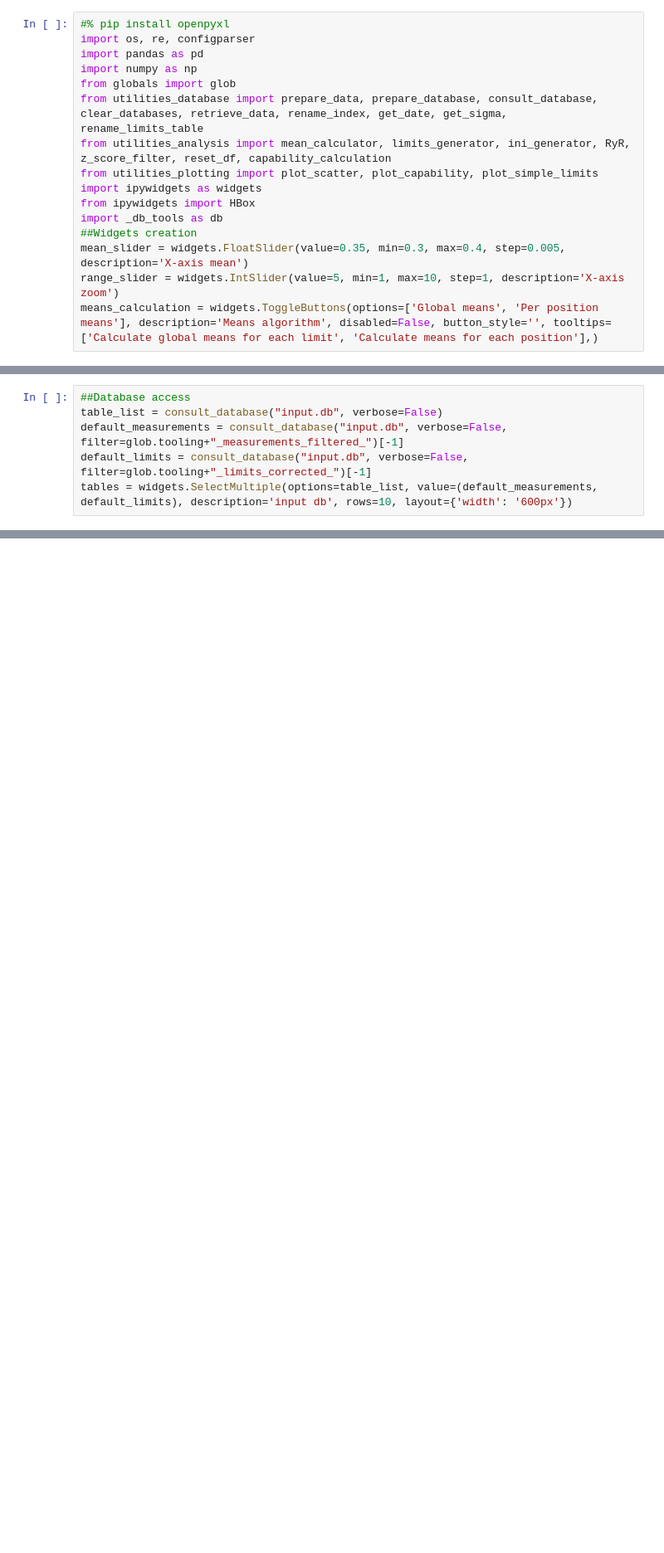
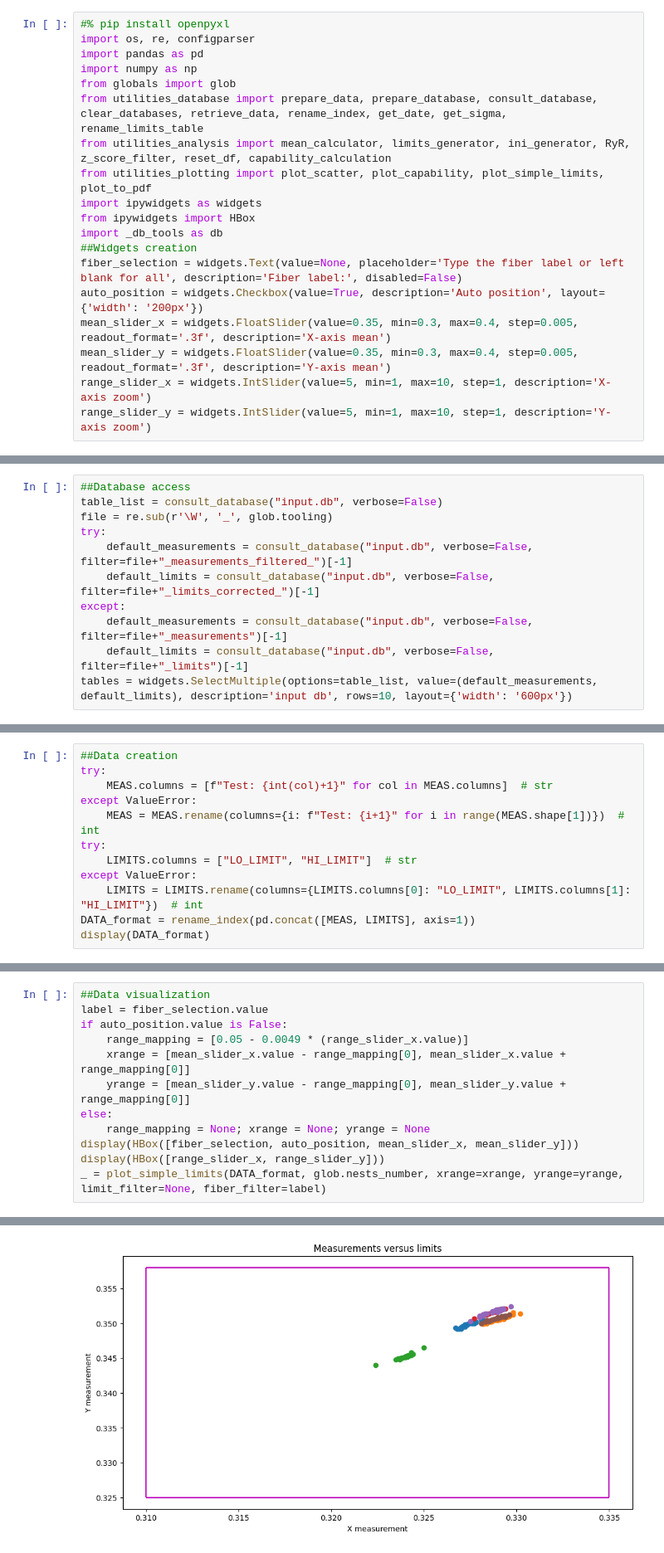
Before and after one commit to LucianoGP95/Python_Eiit_RyR, a Jupyter notebook: a2_Analyser/notebooks/a5_Limits_Approximation.ipynb, the cells around one changed output, grey strips where cells are left out. Shown: that part at 83% size. Cells and saved outputs as stored; diff of their text form; blank space fills up the shorter version.

```diff
--- a/a2_Analyser/notebooks/a5_Limits_Approximation.ipynb
+++ b/a2_Analyser/notebooks/a5_Limits_Approximation.ipynb
@@ -6,12 +6,15 @@ import numpy as np
 from globals import glob
 from utilities_database import prepare_data, prepare_database, consult_database, clear_databases, retrieve_data, rename_index, get_date, get_sigma, rename_limits_table
 from utilities_analysis import mean_calculator, limits_generator, ini_generator, RyR, z_score_filter, reset_df, capability_calculation
-from utilities_plotting import plot_scatter, plot_capability, plot_simple_limits
+from utilities_plotting import plot_scatter, plot_capability, plot_simple_limits, plot_to_pdf
 import ipywidgets as widgets
 from ipywidgets import HBox
 import _db_tools as db
 ##Widgets creation
-mean_slider = widgets.FloatSlider(value=0.35, min=0.3, max=0.4, step=0.005, description='X-axis mean')
-range_slider = widgets.IntSlider(value=5, min=1, max=10, step=1, description='X-axis zoom')
-means_calculation = widgets.ToggleButtons(options=['Global means', 'Per position means'], description='Means algorithm', disabled=False, button_style='', tooltips=['Calculate global means for each limit', 'Calculate means for each position'],)
+fiber_selection = widgets.Text(value=None, placeholder='Type the fiber label or left blank for all', description='Fiber label:', disabled=False)
+auto_position = widgets.Checkbox(value=True, description='Auto position', layout={'width': '200px'})
+mean_slider_x = widgets.FloatSlider(value=0.35, min=0.3, max=0.4, step=0.005, readout_format='.3f', description='X-axis mean')
+mean_slider_y = widgets.FloatSlider(value=0.35, min=0.3, max=0.4, step=0.005, readout_format='.3f', description='Y-axis mean')
+range_slider_x = widgets.IntSlider(value=5, min=1, max=10, step=1, description='X-axis zoom')
+range_slider_y = widgets.IntSlider(value=5, min=1, max=10, step=1, description='Y-axis zoom')
 # %% [output]
@@ -20,6 +23,11 @@ Database *output.db* found in: c:\Users\lucio\Desktop\Codebase\Python_Eiit_RyR\a
 # %%
 ##Database access
 table_list = consult_database("input.db", verbose=False)
-default_measurements = consult_database("input.db", verbose=False, filter=glob.tooling+"_measurements_filtered_")[-1]
-default_limits = consult_database("input.db", verbose=False, filter=glob.tooling+"_limits_corrected_")[-1]
+file = re.sub(r'\W', '_', glob.tooling)
+try:
+    default_measurements = consult_database("input.db", verbose=False, filter=file+"_measurements_filtered_")[-1]
+    default_limits = consult_database("input.db", verbose=False, filter=file+"_limits_corrected_")[-1]
+except:
+    default_measurements = consult_database("input.db", verbose=False, filter=file+"_measurements")[-1]
+    default_limits = consult_database("input.db", verbose=False, filter=file+"_limits")[-1]
 tables = widgets.SelectMultiple(options=table_list, value=(default_measurements, default_limits), description='input db', rows=10, layout={'width': '600px'})
@@ -61,0 +47,12 @@ LIMITS
+# %%
+##Data creation
+try:
+    MEAS.columns = [f"Test: {int(col)+1}" for col in MEAS.columns]  # str
+except ValueError:
+    MEAS = MEAS.rename(columns={i: f"Test: {i+1}" for i in range(MEAS.shape[1])})  # int
+try:
+    LIMITS.columns = ["LO_LIMIT", "HI_LIMIT"]  # str
+except ValueError:
+    LIMITS = LIMITS.rename(columns={LIMITS.columns[0]: "LO_LIMIT", LIMITS.columns[1]: "HI_LIMIT"})  # int
+DATA_format = rename_index(pd.concat([MEAS, LIMITS], axis=1))
+display(DATA_format)
@@ -61,0 +74,13 @@ LIMITS
+# %%
+##Data visualization
+label = fiber_selection.value
+if auto_position.value is False:
+    range_mapping = [0.05 - 0.0049 * (range_slider_x.value)]
+    xrange = [mean_slider_x.value - range_mapping[0], mean_slider_x.value + range_mapping[0]]
+    yrange = [mean_slider_y.value - range_mapping[0], mean_slider_y.value + range_mapping[0]]
+else:
+    range_mapping = None; xrange = None; yrange = None
+display(HBox([fiber_selection, auto_position, mean_slider_x, mean_slider_y]))
+display(HBox([range_slider_x, range_slider_y]))
+_ = plot_simple_limits(DATA_format, glob.nests_number, xrange=xrange, yrange=yrange, limit_filter=None, fiber_filter=label)
+# %% [output]
@@ -61,0 +89 @@ LIMITS
+[figure, added]
```
Also changed, not shown: parts of 8 cells of this notebook, 7 other files.
